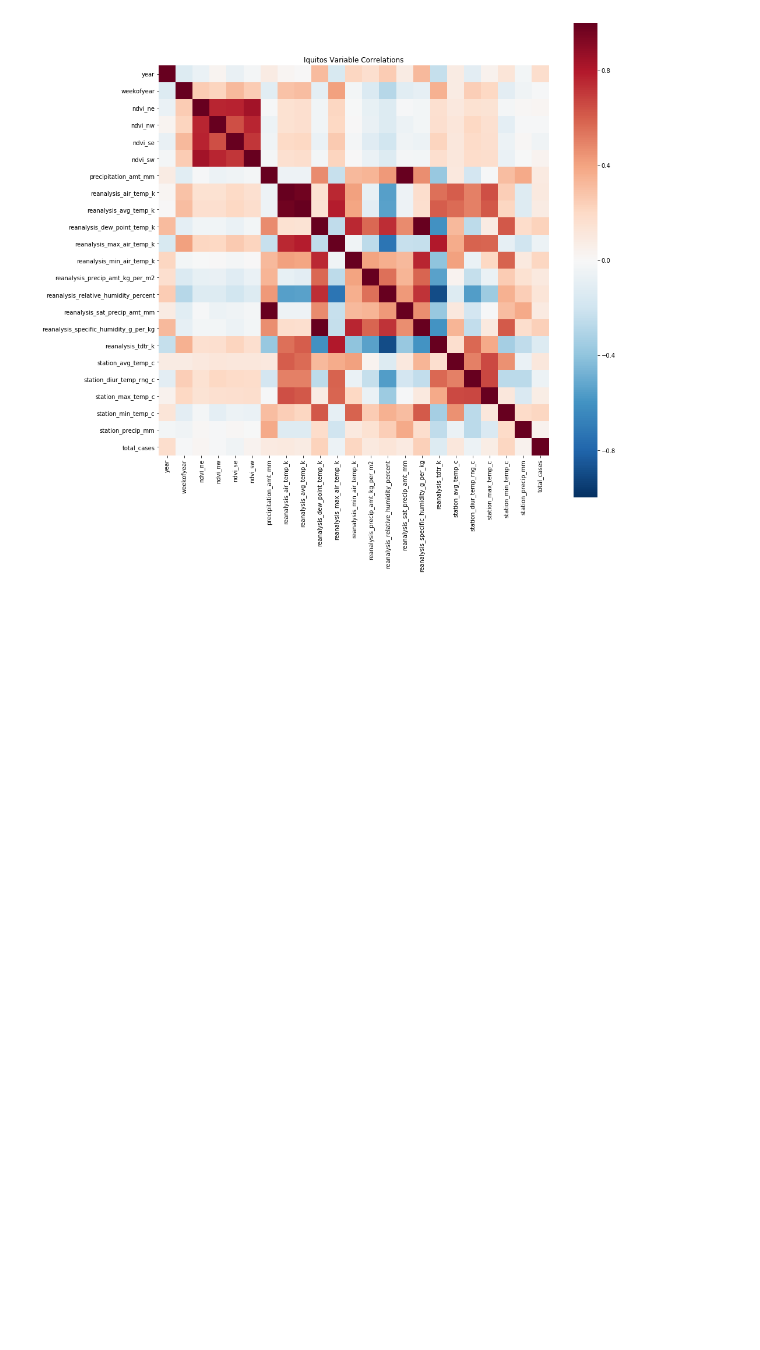
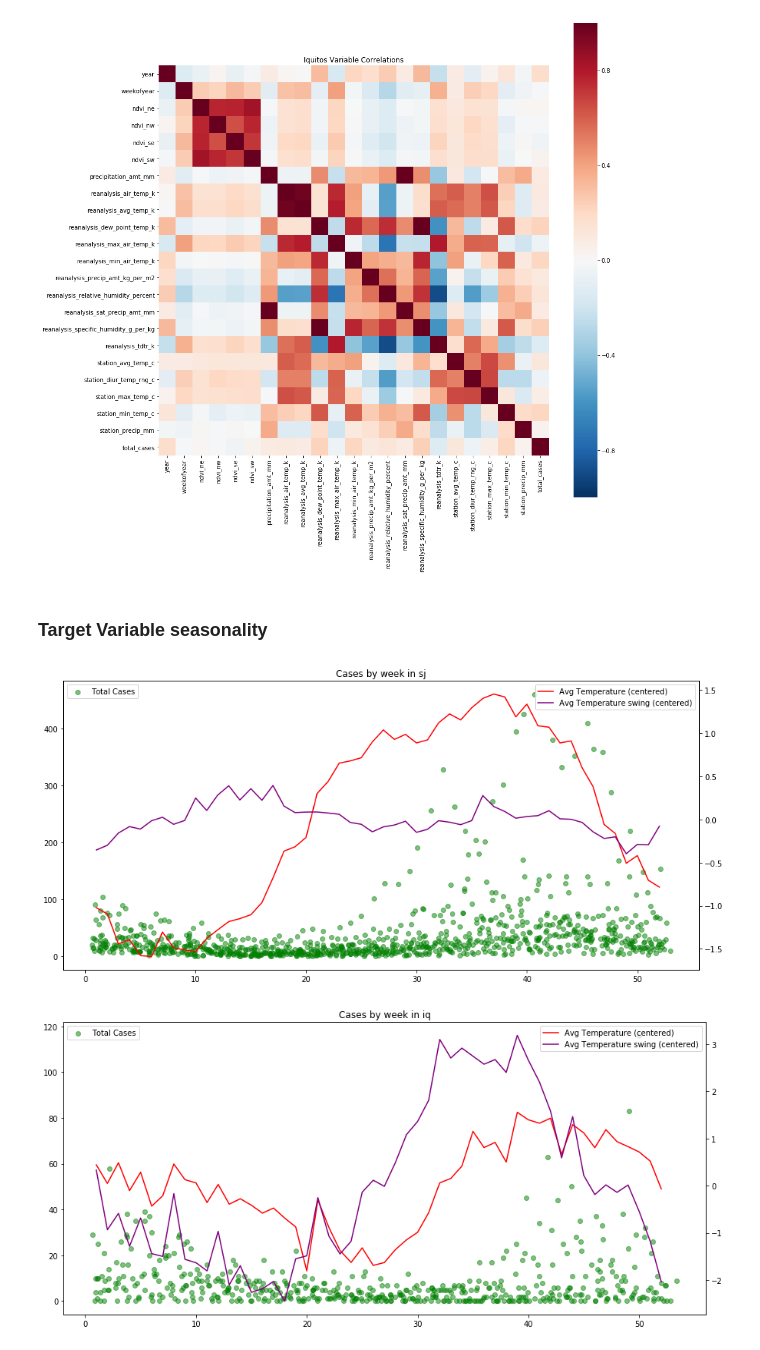
Before and after one commit to conditg/deng-ai, a Jupyter notebook: eda.ipynb, the cells around one changed output. Cells and saved outputs as stored; diff of their text form; code cells hidden in the pictures; blank space fills up the shorter version.

```diff
--- a/eda.ipynb
+++ b/eda.ipynb
@@ -540,3 +540,49 @@ plt.title('Iquitos Variable Correlations')
 plt.show()
 # %% [output]
 [figure]
+# %% [markdown]
+### Target Variable seasonality
+# %%
+v = 'total_cases'
+v2 = 'reanalysis_avg_temp_k'
+v3 = 'reanalysis_tdtr_k'
+c = 'sj'
+
+
+fig, ax1 = plt.subplots(figsize=(15,7))
+plt.title('Cases by week in {}'.format(c))
+ax1.scatter(x=[x+np.random.uniform(-.5,.5) for x in
+               rawfeats[rawfeats.city==c].weekofyear],
+            y=rawfeats[rawfeats.city==c][v],
+            alpha=.5, color='green', label='Total Cases')
+ax1.legend(loc=2)
+ax2 = ax1.twinx()
+ax2.plot(rawfeats[rawfeats.city==c].groupby('weekofyear')[v2].mean() -
+             rawfeats[rawfeats.city==c][v2].mean(),
+        label='Avg Temperature (centered)', color='red')
+ax2.plot(rawfeats[rawfeats.city==c].groupby('weekofyear')[v3].mean()-
+             rawfeats[rawfeats.city==c][v3].mean(),
+          label='Avg Temperature swing (centered)', color='purple')
+ax2.legend(loc=1)
+plt.show()
+
+c='iq'
+fig, ax1 = plt.subplots(figsize=(15,7))
+plt.title('Cases by week in {}'.format(c))
+ax1.scatter(x=[x+np.random.uniform(-.5,.5) for x in
+               rawfeats[rawfeats.city==c].weekofyear],
+            y=rawfeats[rawfeats.city==c][v],
+            alpha=.5, color='green', label='Total Cases')
+ax1.legend(loc=2)
+ax2 = ax1.twinx()
+ax2.plot(rawfeats[rawfeats.city==c].groupby('weekofyear')[v2].mean() -
+             rawfeats[rawfeats.city==c][v2].mean(),
+        label='Avg Temperature (centered)', color='red')
+ax2.plot(rawfeats[rawfeats.city==c].groupby('weekofyear')[v3].mean()-
+             rawfeats[rawfeats.city==c][v3].mean(),
+          label='Avg Temperature swing (centered)', color='purple')
+ax2.legend(loc=1)
+plt.show()
+# %% [output]
+[figure, added]
+[figure, added]
```
Also changed, not shown: parts of 12 cells of this notebook, 2 other files.
